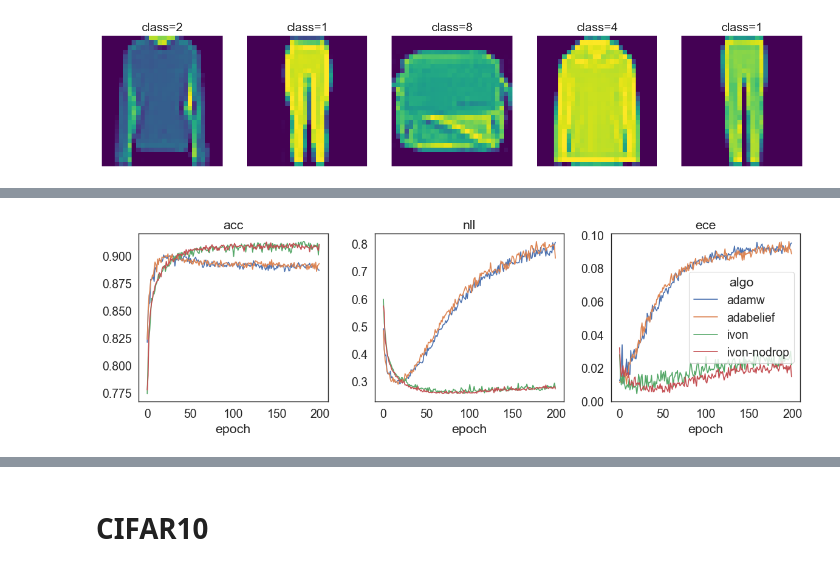
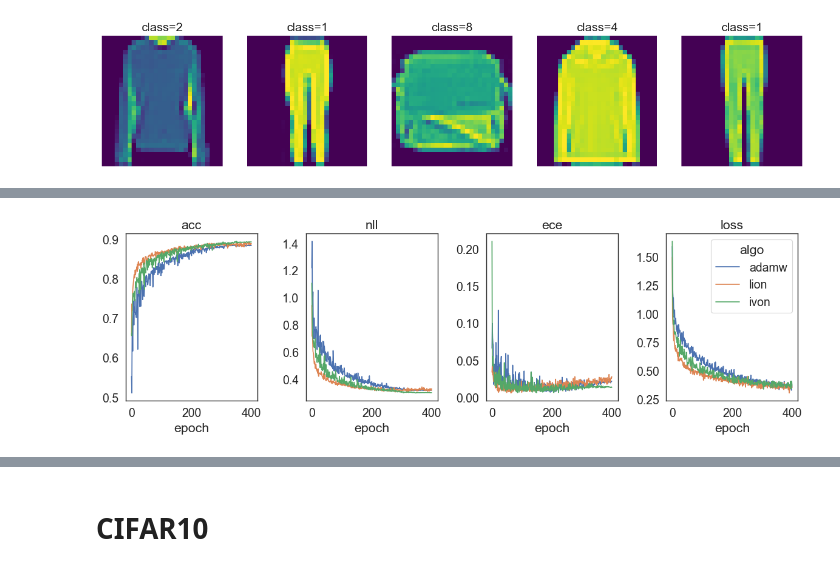
Before and after one commit to dimarkov/bmr4pml, a Jupyter notebook: notebooks/test_ivon_with_bmr.ipynb, the cells around one changed output, grey strips where cells are left out. Drawn from its saved outputs; the diff is of its cells as text; code cells hidden in the pictures.

```diff
--- a/notebooks/test_ivon_with_bmr.ipynb
+++ b/notebooks/test_ivon_with_bmr.ipynb
@@ -286,34 +276,0 @@ for optim in [optimizer3]:
-# %%
-for optim in [optimizer3]:
-    rng_key, key = jr.split(rng_key)
-    trained_lenet, final_opt_state, metrics = run_training(
-        key,
-        eqx.nn.inference_mode(lenet),
-        optim,
-        train_ds,
-        test_ds,
-        num_epochs=num_epochs,
-        batch_size=batch_size,
-        start_pruning=num_epochs
-    )
-
-    state = final_opt_state[0]
-    params = eqx.filter(trained_lenet, eqx.is_array)
-    # mask = jtu.tree_map(lambda x: True, params)
-
-    mus.append(params)
-    results.append(metrics)
-# %%
-fig, axes = plt.subplots(1, 3, figsize=(12, 4))
-
-for i, name in enumerate(['acc', 'nll', 'ece']):
-    for j, algo in enumerate(["adamw", "adabelief", "ivon", "ivon-nodrop"]):
-        axes[i].plot(results[j][name], label=algo)
-
-    axes[i].set_title(name)
-    axes[i].set_xlabel('epoch')
-
-plt.legend(title='algo')
-fig.tight_layout()
-# %% [output]
-[figure, removed]
@@ -320 +317,15 @@ fig.tight_layout()
+# %%
+fig, axes = plt.subplots(1, 4, figsize=(12, 4))
+
+for i, name in enumerate(['acc', 'nll', 'ece', 'loss']):
+    for j, algo in enumerate(["adamw", "lion", "ivon"]):
+        axes[i].plot(results[j][name], label=algo)
+
+    axes[i].set_title(name)
+    axes[i].set_xlabel('epoch')
+
+plt.legend(title='algo')
+fig.tight_layout()
+# %% [output]
+[figure, added]
 # %%
```
Also changed, not shown: parts of 31 cells of this notebook, 1 other file.
